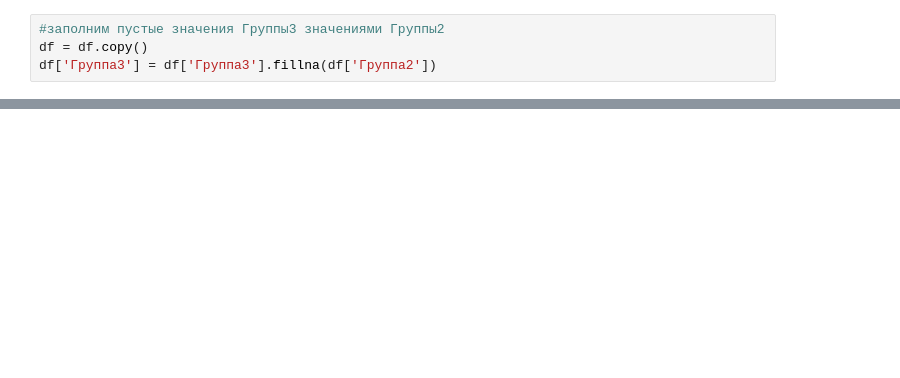
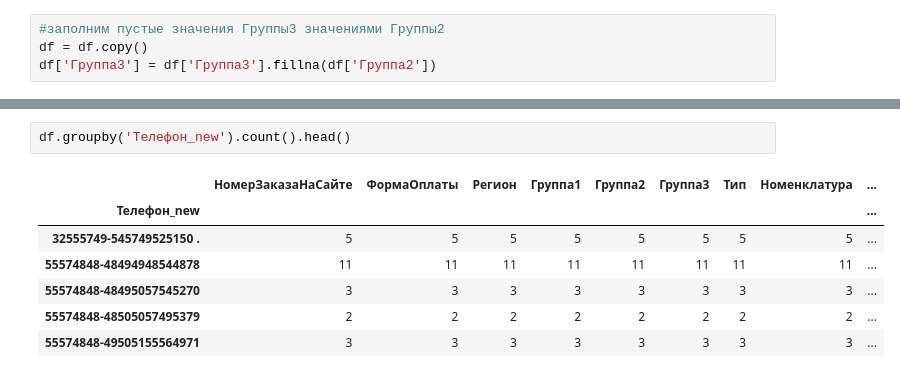
Before and after one commit to danzhukk/project-clusters, a Jupyter notebook: project.ipynb, the cells around one changed output, grey strips where cells are left out. Drawn from its saved outputs; the diff is of its cells as text; blank space fills up the shorter version.

```diff
--- a/project.ipynb
+++ b/project.ipynb
@@ -416,0 +541,10 @@ print(tabulate(data_3, headers=['Column', 'Count Unique', 'Count Zeros', 'Count
+# %%
+df.groupby('Телефон_new').count().head()
+# %% [output]
+|  | НомерЗаказаНаСайте | ФормаОплаты | Регион | Группа1 | Группа2 | Группа3 | Тип | Номенклатура | ... |
+| Телефон_new |  |  |  |  |  |  |  |  | ... |
+| 32555749-545749525150 . | 5 | 5 | 5 | 5 | 5 | 5 | 5 | 5 | ... |
+| 55574848-48494948544878 | 11 | 11 | 11 | 11 | 11 | 11 | 11 | 11 | ... |
+| 55574848-48495057545270 | 3 | 3 | 3 | 3 | 3 | 3 | 3 | 3 | ... |
+| 55574848-48505057495379 | 2 | 2 | 2 | 2 | 2 | 2 | 2 | 2 | ... |
+| 55574848-49505155564971 | 3 | 3 | 3 | 3 | 3 | 3 | 3 | 3 | ... |
```
Also changed, not shown: parts of 39 cells of this notebook.
